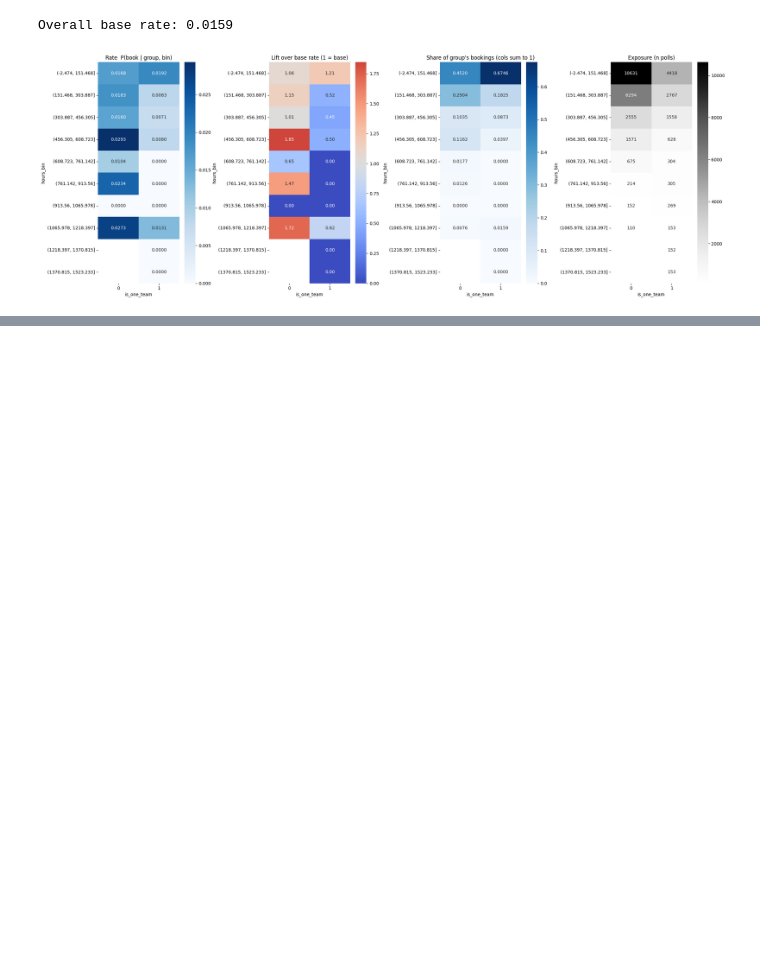
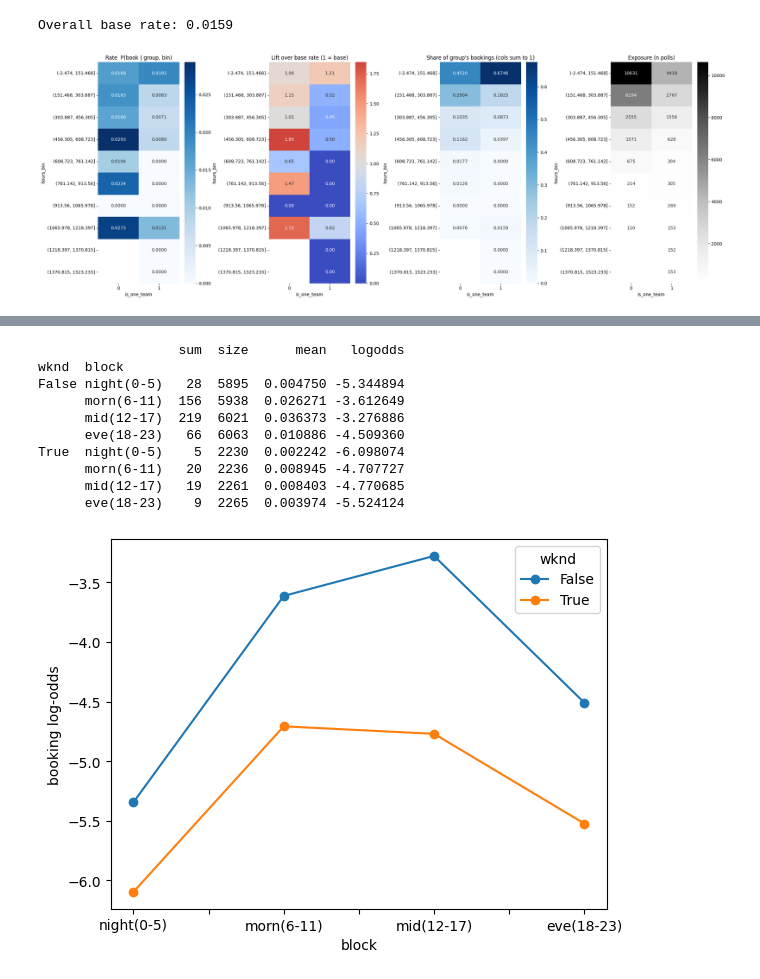
Before and after one commit to jun000111/cdc_ml, a Jupyter notebook: notebooks/0.02-eda-polling.ipynb, the cells around one changed output, grey strips where cells are left out. Saved outputs shown, nothing was run; the diff lists cells and outputs as text; code cells hidden in the pictures; blank space fills up the shorter version.

```diff
--- a/notebooks/0.02-eda-polling.ipynb
+++ b/notebooks/0.02-eda-polling.ipynb
@@ -680,0 +710,23 @@ Overall base rate: 0.0159
+# %%
+import numpy as np, pandas as pd, matplotlib.pyplot as plt
+d = df.copy()
+d["wknd"]  = d["polling_dow"].isin([5, 6])
+d["block"] = pd.cut(d["polling_hour"], [-1, 5, 11, 17, 23],
+                    labels=["night(0-5)", "morn(6-11)", "mid(12-17)", "eve(18-23)"])
+g = d.groupby(["wknd", "block"], observed=True)["_y"].agg(["sum", "size", "mean"])
+g["logodds"] = np.log(g["mean"].clip(1e-6, 1-1e-6) / (1 - g["mean"].clip(1e-6, 1-1e-6)))
+print(g)                                    # check 'sum' (positives) is healthy per weekend block
+g["logodds"].unstack(0).plot(marker="o")
+plt.ylabel("booking log-odds"); plt.show()
+# %% [output]
+                  sum  size      mean   logodds
+wknd  block
+False night(0-5)   28  5895  0.004750 -5.344894
+      morn(6-11)  156  5938  0.026271 -3.612649
+      mid(12-17)  219  6021  0.036373 -3.276886
+      eve(18-23)   66  6063  0.010886 -4.509360
+True  night(0-5)    5  2230  0.002242 -6.098074
+      morn(6-11)   20  2236  0.008945 -4.707727
+      mid(12-17)   19  2261  0.008403 -4.770685
+      eve(18-23)    9  2265  0.003974 -5.524124
+[figure, added]
```
Also changed, not shown: parts of 4 cells of this notebook, 2 other files.
